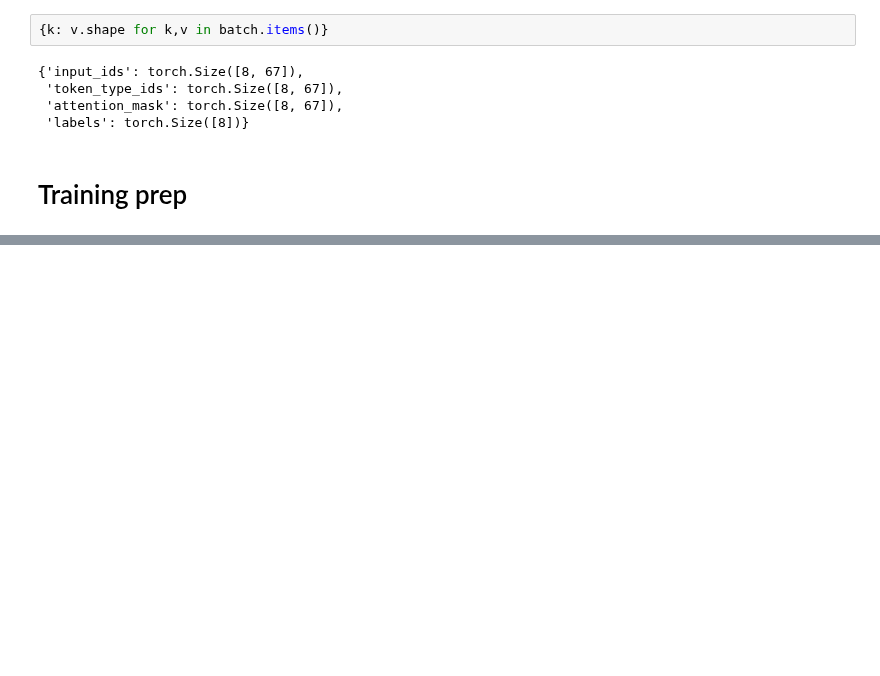
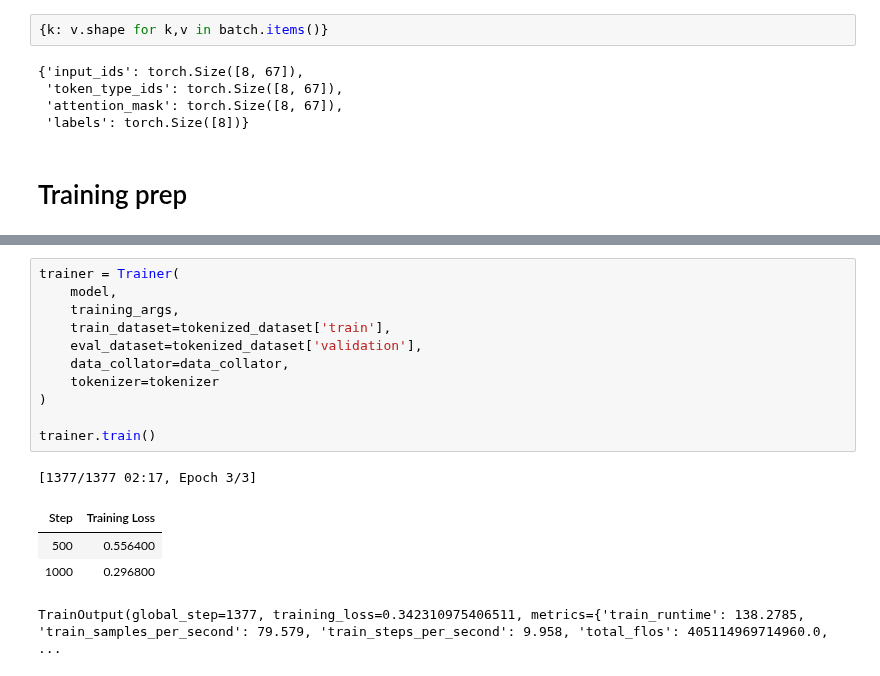
Before and after one commit to jameskn30/NLP_RNN, a Jupyter notebook: NLP_course_Hf/chapt3/main.ipynb, the cells around one changed output, grey strips where cells are left out. Cells and saved outputs as stored; diff of their text form; blank space fills up the shorter version.

```diff
--- a/NLP_course_Hf/chapt3/main.ipynb
+++ b/NLP_course_Hf/chapt3/main.ipynb
@@ -128,0 +133,17 @@ ImportError: Using the `Trainer` with `PyTorch` requires `accelerate>=0.21.0`: P
+# %%
+trainer = Trainer(
+    model,
+    training_args,
+    train_dataset=tokenized_dataset['train'],
+    eval_dataset=tokenized_dataset['validation'],
+    data_collator=data_collator,
+    tokenizer=tokenizer
+)
+
+trainer.train()
+# %% [output]
+[1377/1377 02:17, Epoch 3/3]
+| Step | Training Loss |
+| 500 | 0.556400 |
+| 1000 | 0.296800 |
+TrainOutput(global_step=1377, training_loss=0.342310975406511, metrics={'train_runtime': 138.2785, 'train_samples_per_second': 79.579, 'train_steps_per_second': 9.958, 'total_flos': 405114969714960.0, ...
```
Also changed, not shown: parts of 3 cells of this notebook, 9 other files.
